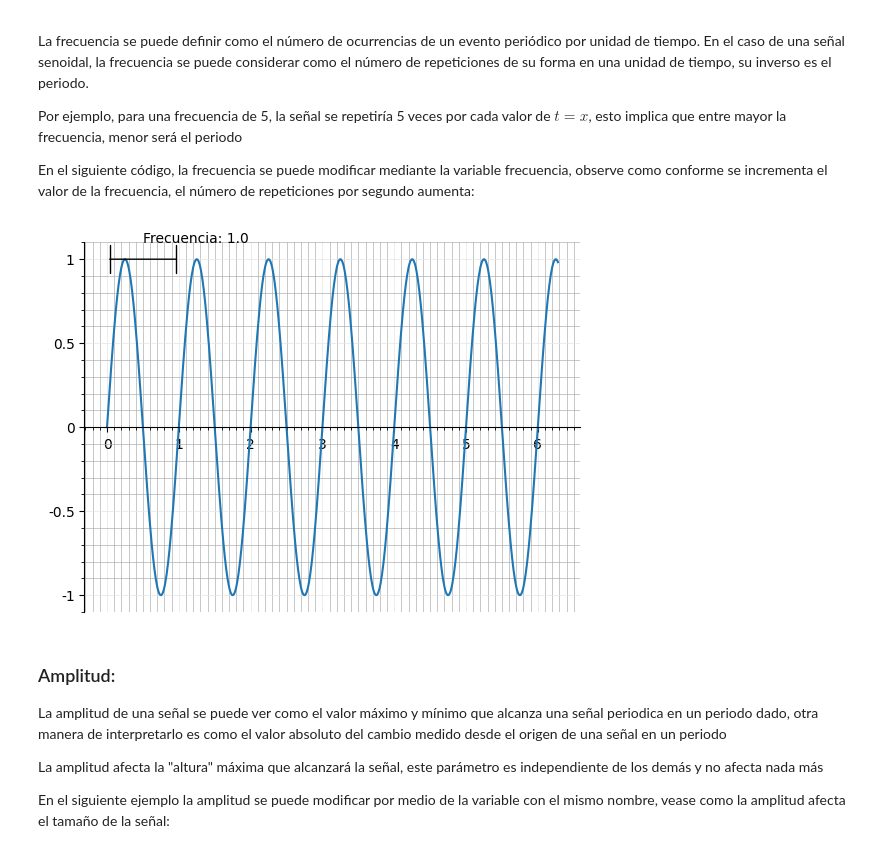
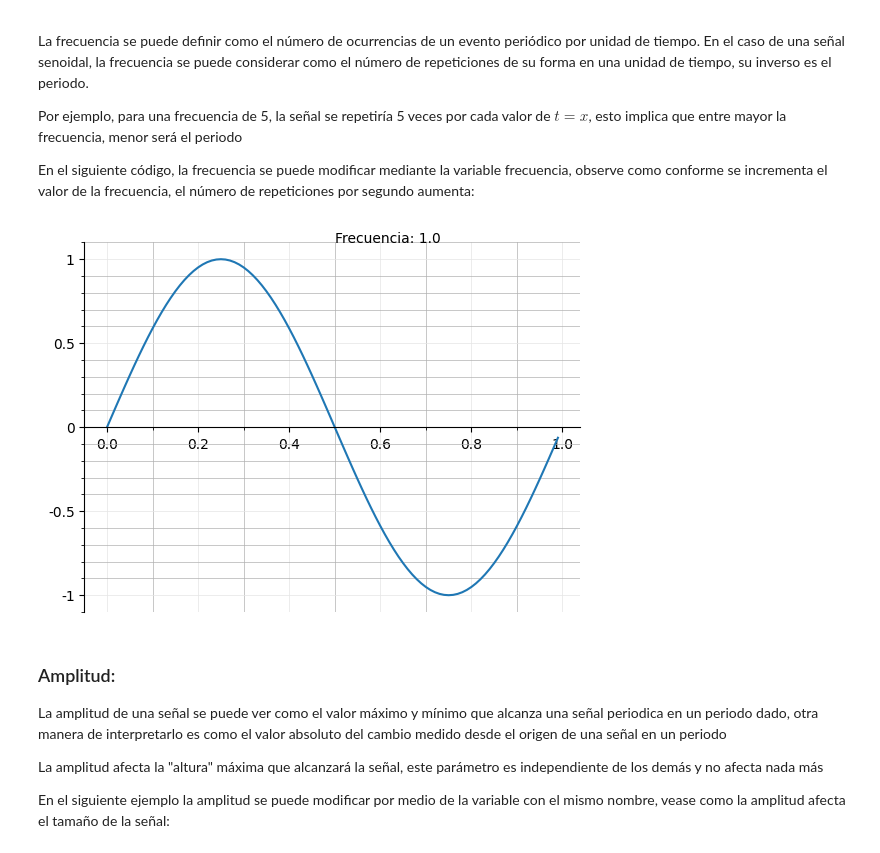
Before and after one commit to Setofnosets/Senoidales, a Jupyter notebook: Senoidales.ipynb, the cells around one changed output. Saved outputs shown, nothing was run; the diff lists cells and outputs as text; code cells hidden in the pictures.

```diff
--- a/Senoidales.ipynb
+++ b/Senoidales.ipynb
@@ -62,7 +84,7 @@ import numpy as np
 
 %matplotlib inline
 
-def sine_wave(A: float, p: float, phi: float, t:float) -> float:
+def sine_wave_periodic(A: float, p: float, phi: float, t:float) -> float:
     return A*sin((2*pi*t)/p + phi)
 
 #Variable a modificar
@@ -77,7 +99,7 @@ x_min = 0
 step = 0.01
 
 x = np.arange(x_min, x_max, step)
-y = [sine_wave(1, periodo, 0, tiempo) for tiempo in x]
+y = [sine_wave_periodic(1, periodo, 0, tiempo) for tiempo in x]
 amp_max = y.index(max(y)) * step
 
 #Agregar Ejes
@@ -106,49 +128,38 @@ senoidal, la frecuencia se puede considerar como el número de repeticiones de s
 <p>Por ejemplo, para una frecuencia de 5, la señal se repetiría 5 veces por cada valor de $t = x$, esto implica que entre mayor la frecuencia, menor será el periodo</p>
 <p>En el siguiente código, la frecuencia se puede modificar mediante la variable frecuencia, observe como conforme se incrementa el valor de la frecuencia, el número de repeticiones por segundo aumenta:</p>
 # %%
-from math import sin, pi
-import matplotlib.pyplot as plt
-from matplotlib.ticker import MultipleLocator, FormatStrFormatter
-from matplotlib.pyplot import figure
-import numpy as np
 
-%matplotlib inline
-
-def sine_wave(A: float, f: float, phi: float, t:float) -> float:
-    return A*sin((2*pi*t*f) + phi)
 
 #Variable a modificar
 frecuencia = 1.
 
 
 
 
-x_max = 2*pi
 x_min = 0
 step = 0.01
 
-x = np.arange(x_min, x_max, step)
+x = np.arange(x_min, 1, step)
 y = [sine_wave(1, frecuencia, 0, tiempo) for tiempo in x]
 
 #Agregar Ejes
 ax = plt.figure().add_subplot(1, 1, 1)
 ax.spines['bottom'].set_position('center')
 ax.spines['right'].set_color('none')
 ax.spines['top'].set_color('none')
 ax.yaxis.set_major_formatter(FormatStrFormatter('%g'))
 ax.yaxis.set_ticks(np.arange(-100, 100, 0.5))
 ax.xaxis.set_minor_locator(MultipleLocator(0.1))
 ax.yaxis.set_minor_locator(MultipleLocator(0.1))
 ax.xaxis.grid(True,'minor',linewidth=0.5)
 ax.yaxis.grid(True,'minor',linewidth=0.5)
 plt.grid(True, linewidth=0.5, color='#e5e5e5', linestyle='-')
-plt.annotate("", xy=(0,1), xytext=(1,1), arrowprops=dict(arrowstyle='|-|'))
 plt.annotate("Frecuencia: "+str(frecuencia), xy=(0.5,1), xytext=(0.5,1+0.1))
 #Mostrar Grafica
 plt.plot(x,y)
 plt.show()
 # %% [output]
-[figure, old version]
+[figure, new version]
 # %% [markdown]
 <h3>Amplitud:</h3>
 <p>La amplitud de una señal se puede ver como el valor máximo y mínimo que alcanza una señal periodica en un periodo dado, otra
```
Also changed, not shown: parts of 7 cells of this notebook.
